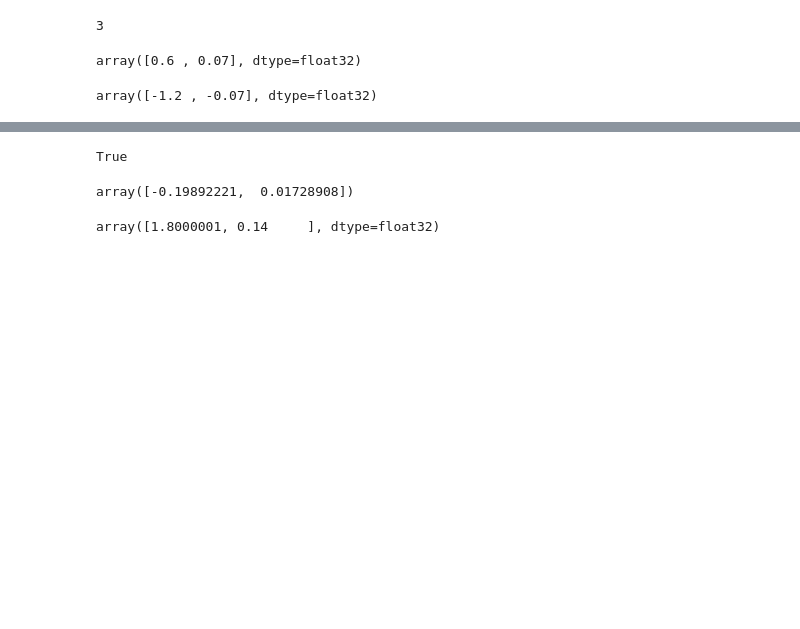
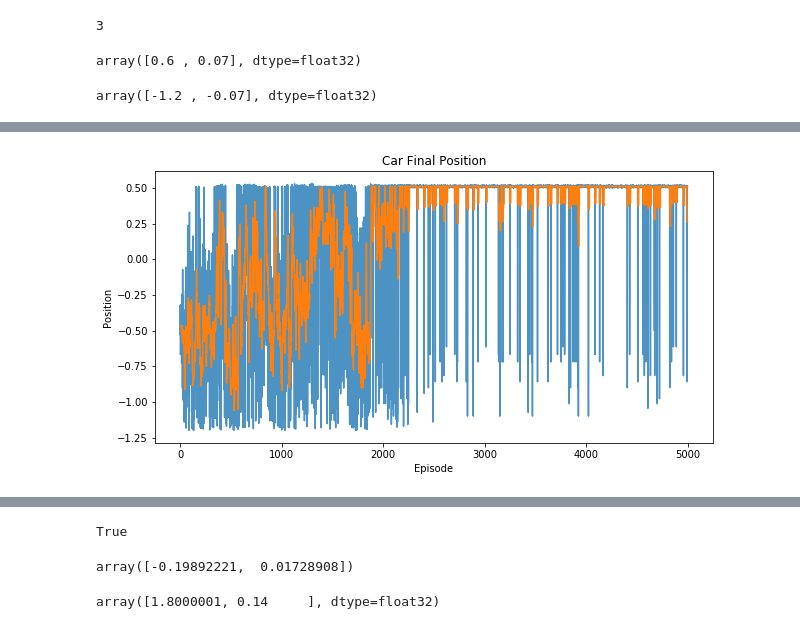
Before and after one commit to ikyath/ReinforcementLearning-MountainCar, a Jupyter notebook: RL_MountainCar/Mountain_Car_RL.ipynb, the cells around one changed output, grey strips where cells are left out. Cells and saved outputs as stored; diff of their text form; code cells hidden in the pictures; blank space fills up the shorter version.

```diff
--- a/RL_MountainCar/Mountain_Car_RL.ipynb
+++ b/RL_MountainCar/Mountain_Car_RL.ipynb
@@ -131,0 +191,2 @@ plt.show()
+# %%
+rewards_new = QLearning(env, 0.9, 0.6, 1.0, 0, 5000)
@@ -131,0 +211,12 @@ plt.show()
+# %%
+plt.figure(2, figsize=[10,5])
+p = pd.Series(rewards_new)
+ma = p.rolling(10).mean()
+plt.plot(p, alpha=0.8)
+plt.plot(ma)
+plt.xlabel('Episode')
+plt.ylabel('Position')
+plt.title('Car Final Position')
+plt.show()
+# %% [output]
+[figure, added]
```
Also changed, not shown: parts of 39 cells of this notebook.
